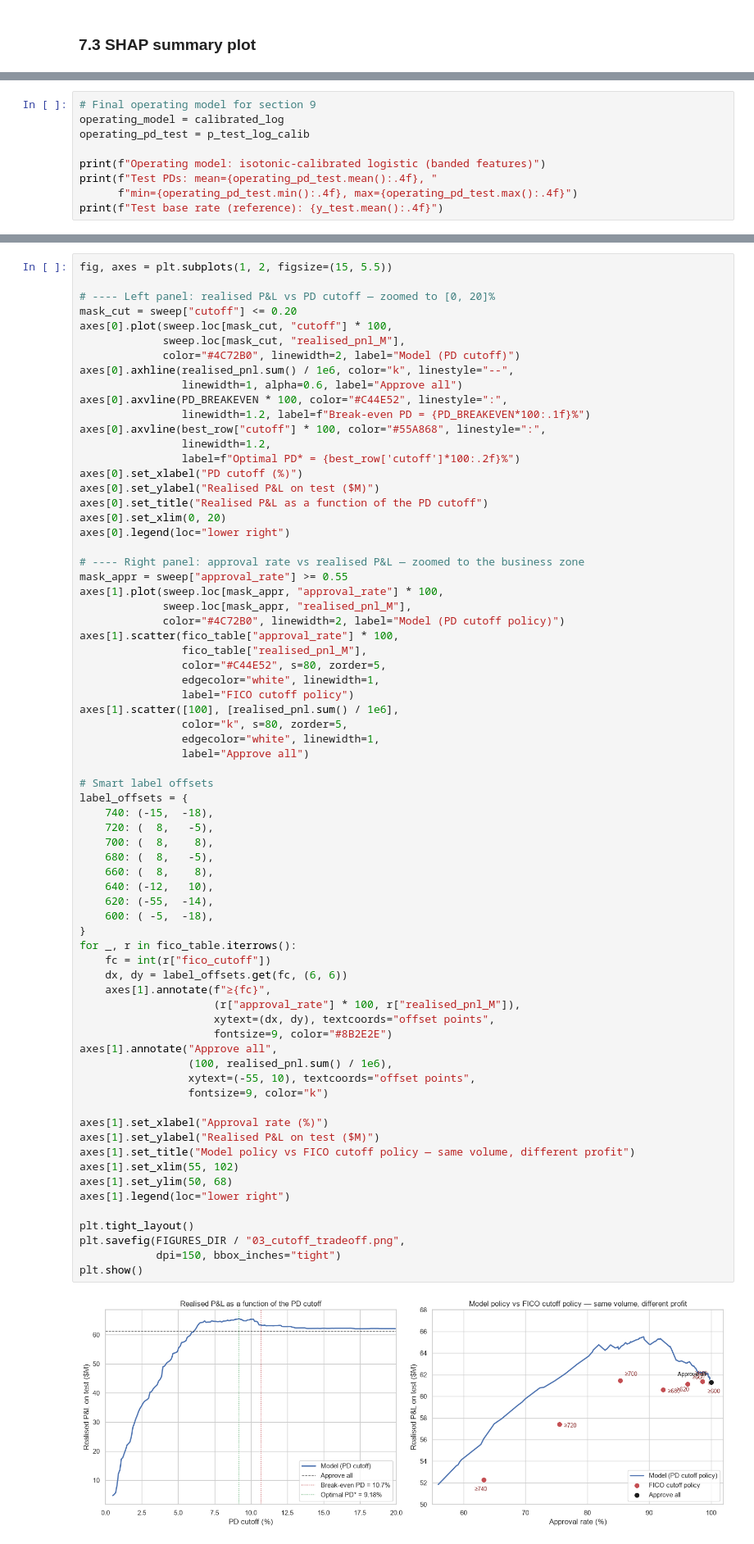
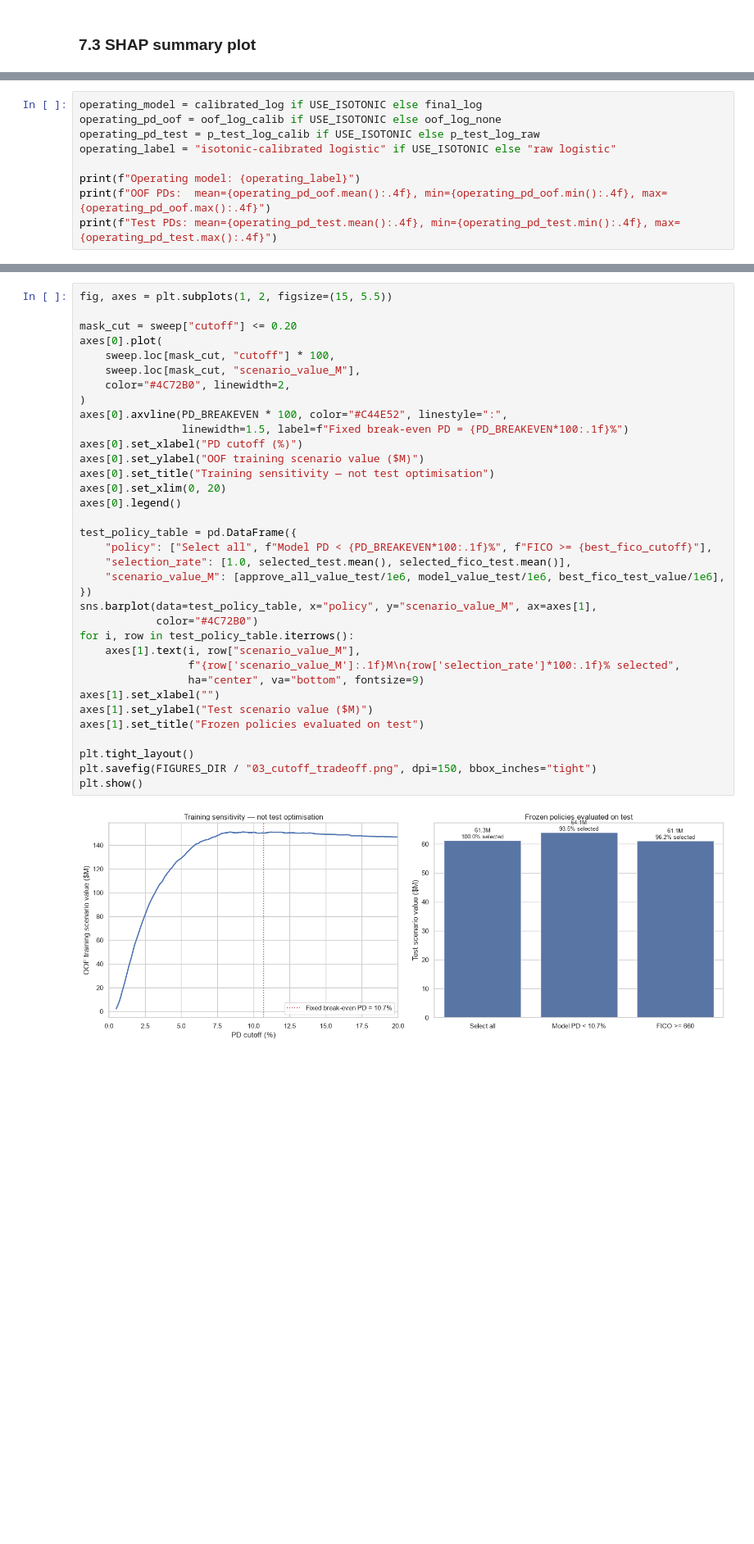
Before and after one commit to capristunt/Credit-Risk-Freddie-Mac-SFLLD-2019, a Jupyter notebook: notebooks/03_modeling_and_business_decision.ipynb, the cells around one changed output, grey strips where cells are left out. Shown at 82% size. Saved outputs shown, nothing was run; the diff lists cells and outputs as text; blank space fills up the shorter version.

Commit message:
fix(notebook-03): strengthen model validation and business decision framework

```diff
--- a/notebooks/03_modeling_and_business_decision.ipynb
+++ b/notebooks/03_modeling_and_business_decision.ipynb
@@ -1167,10 +1139,10 @@ Section 9 consumes `calibrated_log` directly: predicted PDs feed into `expected
 # %%
-# Final operating model for section 9
-operating_model = calibrated_log
-operating_pd_test = p_test_log_calib
+operating_model = calibrated_log if USE_ISOTONIC else final_log
+operating_pd_oof = oof_log_calib if USE_ISOTONIC else oof_log_none
+operating_pd_test = p_test_log_calib if USE_ISOTONIC else p_test_log_raw
+operating_label = "isotonic-calibrated logistic" if USE_ISOTONIC else "raw logistic"
 
-print(f"Operating model: isotonic-calibrated logistic (banded features)")
-print(f"Test PDs: mean={operating_pd_test.mean():.4f}, "
-      f"min={operating_pd_test.min():.4f}, max={operating_pd_test.max():.4f}")
-print(f"Test base rate (reference): {y_test.mean():.4f}")
+print(f"Operating model: {operating_label}")
+print(f"OOF PDs:  mean={operating_pd_oof.mean():.4f}, min={operating_pd_oof.min():.4f}, max={operating_pd_oof.max():.4f}")
+print(f"Test PDs: mean={operating_pd_test.mean():.4f}, min={operating_pd_test.min():.4f}, max={operating_pd_test.max():.4f}")
 # %% [output]
@@ -1331,73 +1306,38 @@ Best FICO cutoff:       FICO ≥ 700
 # %%
 fig, axes = plt.subplots(1, 2, figsize=(15, 5.5))
 
-# ---- Left panel: realised P&L vs PD cutoff — zoomed to [0, 20]%
 mask_cut = sweep["cutoff"] <= 0.20
-axes[0].plot(sweep.loc[mask_cut, "cutoff"] * 100,
-             sweep.loc[mask_cut, "realised_pnl_M"],
-             color="#4C72B0", linewidth=2, label="Model (PD cutoff)")
-axes[0].axhline(realised_pnl.sum() / 1e6, color="k", linestyle="--",
-                linewidth=1, alpha=0.6, label="Approve all")
+axes[0].plot(
+    sweep.loc[mask_cut, "cutoff"] * 100,
+    sweep.loc[mask_cut, "scenario_value_M"],
+    color="#4C72B0", linewidth=2,
+)
 axes[0].axvline(PD_BREAKEVEN * 100, color="#C44E52", linestyle=":",
-                linewidth=1.2, label=f"Break-even PD = {PD_BREAKEVEN*100:.1f}%")
-axes[0].axvline(best_row["cutoff"] * 100, color="#55A868", linestyle=":",
-                linewidth=1.2,
-                label=f"Optimal PD* = {best_row['cutoff']*100:.2f}%")
+                linewidth=1.5, label=f"Fixed break-even PD = {PD_BREAKEVEN*100:.1f}%")
 axes[0].set_xlabel("PD cutoff (%)")
-axes[0].set_ylabel("Realised P&L on test ($M)")
-axes[0].set_title("Realised P&L as a function of the PD cutoff")
+axes[0].set_ylabel("OOF training scenario value ($M)")
+axes[0].set_title("Training sensitivity — not test optimisation")
 axes[0].set_xlim(0, 20)
-axes[0].legend(loc="lower right")
+axes[0].legend()
 
-# ---- Right panel: approval rate vs realised P&L — zoomed to the business zone
-mask_appr = sweep["approval_rate"] >= 0.55
-axes[1].plot(sweep.loc[mask_appr, "approval_rate"] * 100,
-             sweep.loc[mask_appr, "realised_pnl_M"],
-             color="#4C72B0", linewidth=2, label="Model (PD cutoff policy)")
-axes[1].scatter(fico_table["approval_rate"] * 100,
-                fico_table["realised_pnl_M"],
-                color="#C44E52", s=80, zorder=5,
-                edgecolor="white", linewidth=1,
-                label="FICO cutoff policy")
-axes[1].scatter([100], [realised_pnl.sum() / 1e6],
-                color="k", s=80, zorder=5,
-                edgecolor="white", linewidth=1,
-                label="Approve all")
-
-# Smart label offsets
-label_offsets = {
-    740: (-15,  -18),
-    720: (  8,   -5),
-    700: (  8,    8),
-    680: (  8,   -5),
-    660: (  8,    8),
-    640: (-12,   10),
-    620: (-55,  -14),
-    600: ( -5,  -18),
-}
-for _, r in fico_table.iterrows():
-    fc = int(r["fico_cutoff"])
-    dx, dy = label_offsets.get(fc, (6, 6))
-    axes[1].annotate(f"≥{fc}",
-                     (r["approval_rate"] * 100, r["realised_pnl_M"]),
-                     xytext=(dx, dy), textcoords="offset points",
-                     fontsize=9, color="#8B2E2E")
-axes[1].annotate("Approve all",
-                 (100, realised_pnl.sum() / 1e6),
-                 xytext=(-55, 10), textcoords="offset points",
-                 fontsize=9, color="k")
-
-axes[1].set_xlabel("Approval rate (%)")
-axes[1].set_ylabel("Realised P&L on test ($M)")
-axes[1].set_title("Model policy vs FICO cutoff policy — same volume, different profit")
-axes[1].set_xlim(55, 102)
-axes[1].set_ylim(50, 68)
-axes[1].legend(loc="lower right")
+test_policy_table = pd.DataFrame({
+    "policy": ["Select all", f"Model PD < {PD_BREAKEVEN*100:.1f}%", f"FICO >= {best_fico_cutoff}"],
+    "selection_rate": [1.0, selected_test.mean(), selected_fico_test.mean()],
+    "scenario_value_M": [approve_all_value_test/1e6, model_value_test/1e6, best_fico_test_value/1e6],
+})
+sns.barplot(data=test_policy_table, x="policy", y="scenario_value_M", ax=axes[1],
+            color="#4C72B0")
+for i, row in test_policy_table.iterrows():
+    axes[1].text(i, row["scenario_value_M"],
+                 f"{row['scenario_value_M']:.1f}M\n{row['selection_rate']*100:.1f}% selected",
+                 ha="center", va="bottom", fontsize=9)
+axes[1].set_xlabel("")
+axes[1].set_ylabel("Test scenario value ($M)")
+axes[1].set_title("Frozen policies evaluated on test")
 
 plt.tight_layout()
-plt.savefig(FIGURES_DIR / "03_cutoff_tradeoff.png",
-            dpi=150, bbox_inches="tight")
+plt.savefig(FIGURES_DIR / "03_cutoff_tradeoff.png", dpi=150, bbox_inches="tight")
 plt.show()
 # %% [output]
-[figure, old version]
+[figure, new version]
 # %% [markdown]
```
Also changed, not shown: parts of 62 cells of this notebook.
